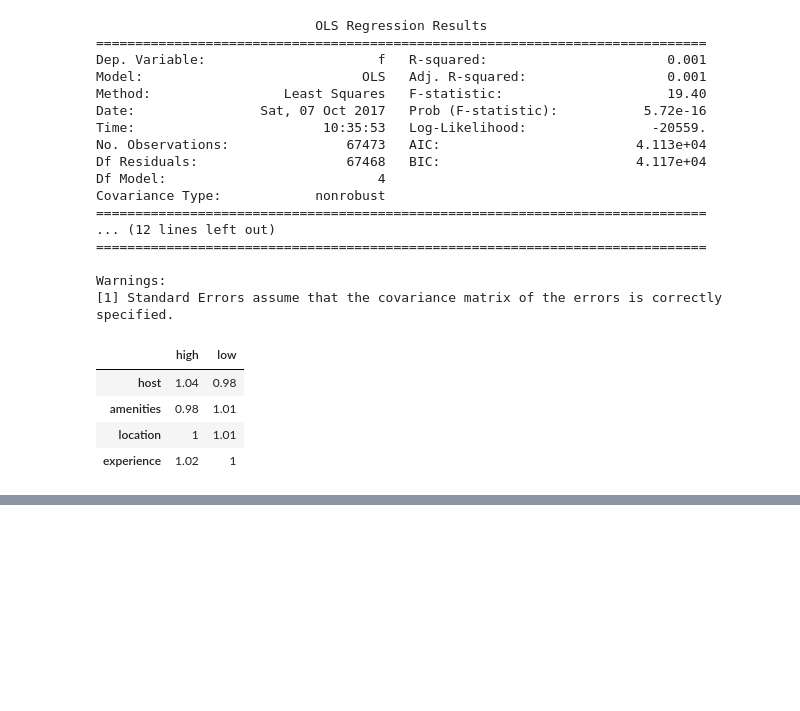
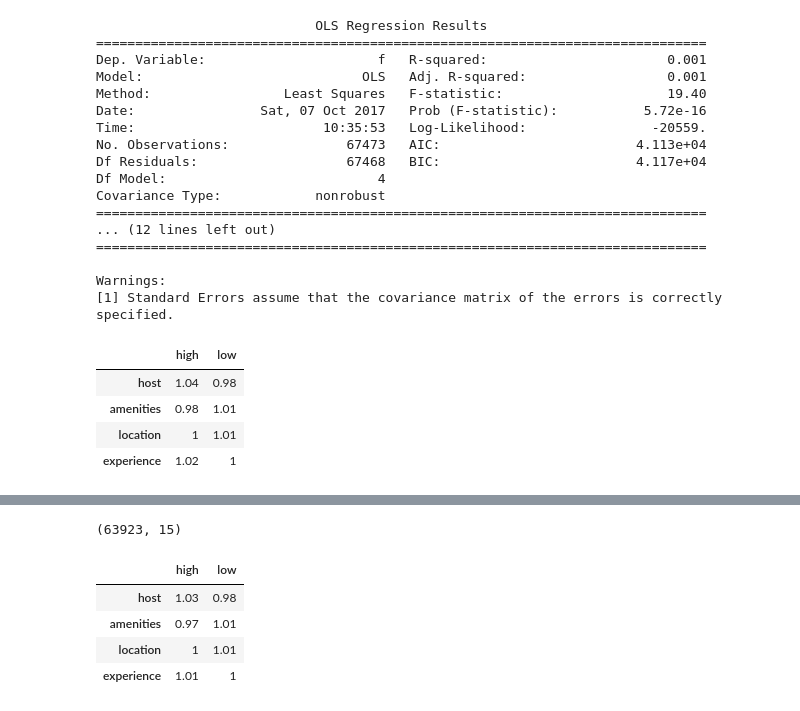
Before and after one commit to 91jackcheng/Text-Analytics, a Jupyter notebook: Project-Jack.ipynb, the cells around one changed output, grey strips where cells are left out. Cells and saved outputs as stored; diff of their text form; code cells hidden in the pictures; blank space fills up the shorter version.

```diff
--- a/Project-Jack.ipynb
+++ b/Project-Jack.ipynb
@@ -407,0 +401,24 @@ lift_df
+# %%
+def get_language_likelihood(input_text):
+    """Return a dictionary of languages and their likelihood of being the
+    natural language of the input text
+    """
+
+    input_text = str(input_text).lower()
+    input_words = wordpunct_tokenize(input_text)
+
+    language_likelihood = {}
+    total_matches = 0
+    for language in stopwords._fileids:
+        language_likelihood[language] = len(set(input_words) &
+                set(stopwords.words(language)))
+
+    return language_likelihood
+
+def get_language(input_text):
+    """Return the most likely language of the given text
+    """
+    likelihoods = get_language_likelihood(input_text)
+    return sorted(likelihoods, key=likelihoods.get, reverse=True)[0]
+# %%
+review_avail['language']=review_avail['comments'].map(get_language)
@@ -407,0 +443,28 @@ lift_df
+# %%
+eng_review=review_avail[review_avail['language']=='english']
+eng_review.shape
+# %% [output]
+(63923, 15)
+# %%
+def lift(a, b):
+    total = len(eng_review)
+    fraq_a = sum(eng_review[a])
+    fraq_b = sum(eng_review[b])
+    a_b_df=eng_review[[a,b]]
+    a_b_df['Col_sum'] = a_b_df.apply(lambda x: x.sum(), axis=1)
+    fraq_a_b=len(a_b_df[a_b_df['Col_sum']==2])
+    if fraq_a_b==0:
+        return .1
+    return round((total*fraq_a_b*1.0)/(fraq_a*fraq_b*1.0),2)
+lift_df=pd.DataFrame(columns=['high','low'], index=list(attribute_set))
+for i in list(attribute_set) :
+    for j in ['high','low']:
+        lift_df.loc[i,j]=lift(i,j)
+# %%
+lift_df
+# %% [output]
+|  | high | low |
+| host | 1.03 | 0.98 |
+| amenities | 0.97 | 1.01 |
+| location | 1 | 1.01 |
+| experience | 1.01 | 1 |
```
Also changed, not shown: parts of 4 cells of this notebook.
